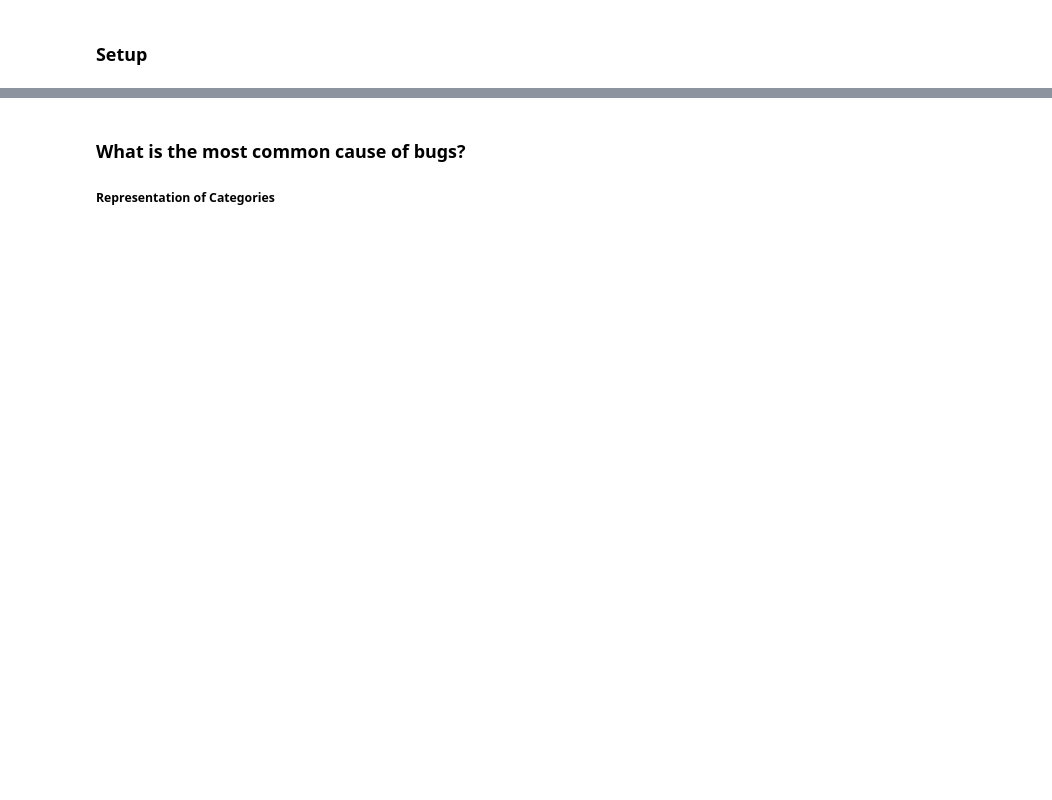
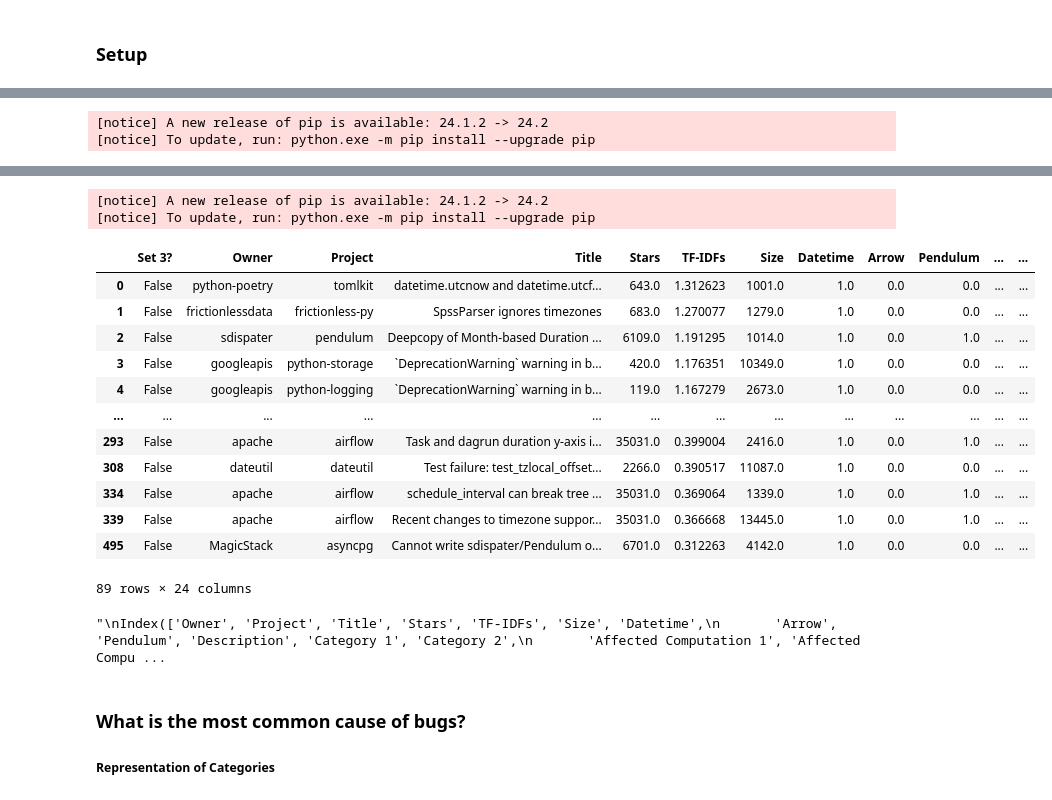
Before and after one commit to cmu-pasta/date-time, a Jupyter notebook: scripts/2024-07-29_poster_visualizations.ipynb, the cells around one changed output, grey strips where cells are left out. Saved outputs shown, nothing was run; the diff lists cells and outputs as text; code cells hidden in the pictures; blank space fills up the shorter version.

```diff
--- a/scripts/2024-07-29_poster_visualizations.ipynb
+++ b/scripts/2024-07-29_poster_visualizations.ipynb
@@ -1,6 +1,8 @@
 # %% [markdown]
 ### Setup
 # %%
+%pip install matplotlib
+%pip install seaborn
 
 import pandas as pd
 import math
@@ -9,12 +11,15 @@ import seaborn as sns
 import numpy as np
 import matplotlib.colors as mcolors
 
+#the folder we want to save the graphics to
+SAVE_PATH = "poster_visualizations/"
 
 #pip install seaborn
 # %pip install seaborn
 
 # Read the data from the TSV file
-df = pd.read_csv('Bug_Analysis.tsv', sep='\t')
+# NOTE: READING DATA FROM COHEN KAPPA'S DATA (ck_data) RIGHT NOW
+df = pd.read_csv('../ck_data/2024-08-17_bug_analysis_base.tsv', sep='\t')
 
 # Drop rows were the Skipped? column is true
 # df = df[df['Skipped?'] != True]
@@ -29,3 +34,4 @@ df = df.drop(columns=['Link', 'Fix Link', 'Make Benchmark?', 'Associated Benchma
 print(len(df))
 
 df
+# %% [output]
@@ -31,0 +50,2 @@ df
+[notice] A new release of pip is available: 24.1.2 -> 24.2
+[notice] To update, run: python.exe -m pip install --upgrade pip
@@ -32,10 +69,30 @@ df
+[notice] A new release of pip is available: 24.1.2 -> 24.2
+[notice] To update, run: python.exe -m pip install --upgrade pip
+|  | Set 3? | Owner | Project | Title | Stars | TF-IDFs | Size | Datetime | Arrow | Pendulum | ... | ... |
+| 0 | False | python-poetry | tomlkit | datetime.utcnow and datetime.utcf... | 643.0 | 1.312623 | 1001.0 | 1.0 | 0.0 | 0.0 | ... | ... |
+| 1 | False | frictionlessdata | frictionless-py | SpssParser ignores timezones | 683.0 | 1.270077 | 1279.0 | 1.0 | 0.0 | 0.0 | ... | ... |
+| 2 | False | sdispater | pendulum | Deepcopy of Month-based Duration ... | 6109.0 | 1.191295 | 1014.0 | 1.0 | 0.0 | 1.0 | ... | ... |
+| 3 | False | googleapis | python-storage | `DeprecationWarning` warning in b... | 420.0 | 1.176351 | 10349.0 | 1.0 | 0.0 | 0.0 | ... | ... |
+| 4 | False | googleapis | python-logging | `DeprecationWarning` warning in b... | 119.0 | 1.167279 | 2673.0 | 1.0 | 0.0 | 0.0 | ... | ... |
+| ... | ... | ... | ... | ... | ... | ... | ... | ... | ... | ... | ... | ... |
+| 293 | False | apache | airflow | Task and dagrun duration y-axis i... | 35031.0 | 0.399004 | 2416.0 | 1.0 | 0.0 | 1.0 | ... | ... |
+| 308 | False | dateutil | dateutil | Test failure: test_tzlocal_offset... | 2266.0 | 0.390517 | 11087.0 | 1.0 | 0.0 | 0.0 | ... | ... |
+| 334 | False | apache | airflow | schedule_interval can break tree ... | 35031.0 | 0.369064 | 1339.0 | 1.0 | 0.0 | 1.0 | ... | ... |
+| 339 | False | apache | airflow | Recent changes to timezone suppor... | 35031.0 | 0.366668 | 13445.0 | 1.0 | 0.0 | 1.0 | ... | ... |
+| 495 | False | MagicStack | asyncpg | Cannot write sdispater/Pendulum o... | 6701.0 | 0.312263 | 4142.0 | 1.0 | 0.0 | 0.0 | ... | ... |
+89 rows × 24 columns
 # %%
+df.columns
+"""
 Index(['Owner', 'Project', 'Title', 'Stars', 'TF-IDFs', 'Size', 'Datetime',
        'Arrow', 'Pendulum', 'Description', 'Category 1', 'Category 2',
        'Affected Computation 1', 'Affected Computation 2',
        'Affected Computation 3', 'Obscurity', 'Impact/Severity', '# LOC',
        'Logic Needed', 'Comments', 'BPST1', 'BPST2', 'BPST3'],
       dtype='object')
+      """
+# %% [output]
+"\nIndex(['Owner', 'Project', 'Title', 'Stars', 'TF-IDFs', 'Size', 'Datetime',\n       'Arrow', 'Pendulum', 'Description', 'Category 1', 'Category 2',\n       'Affected Computation 1', 'Affected Compu ...
 # %% [markdown]
 ### What is the most common cause of bugs?
 ##### Representation of Categories
```
Also changed, not shown: parts of 9 cells of this notebook, 8 other files.
